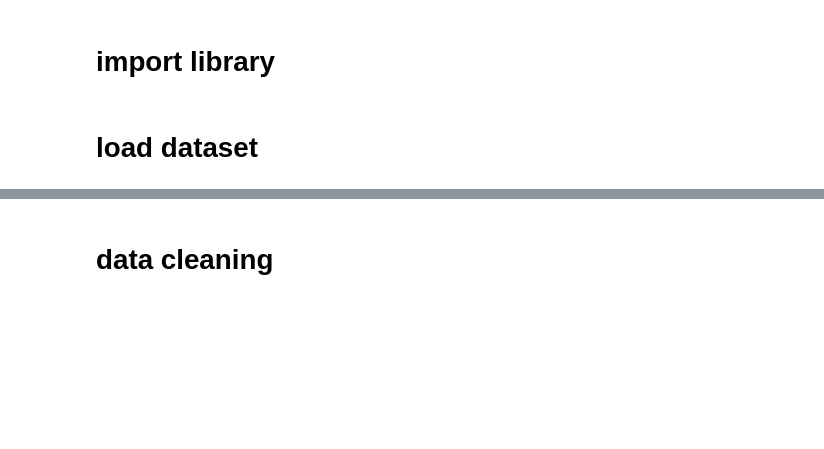
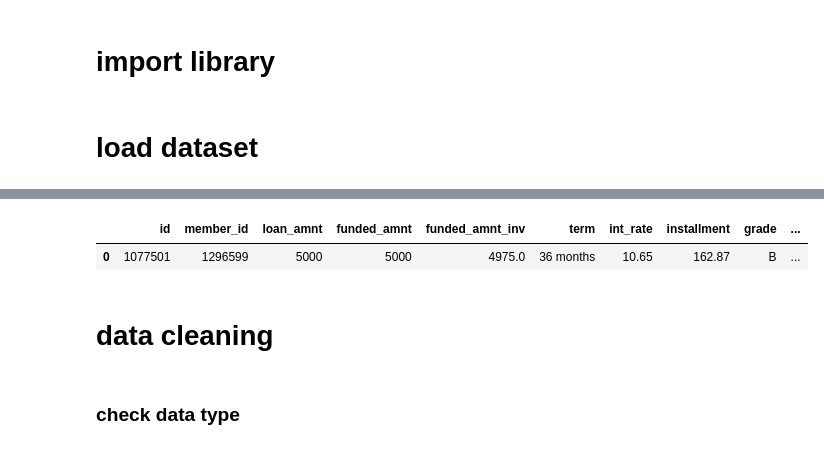
Before and after one commit to yandiher/financial_analysis, a Jupyter notebook: credit_risk_analysis.ipynb, the cells around one changed output, grey strips where cells are left out. Drawn from its saved outputs; the diff is of its cells as text; code cells hidden in the pictures; blank space fills up the shorter version.

```diff
--- a/credit_risk_analysis.ipynb
+++ b/credit_risk_analysis.ipynb
@@ -22,4 +23,12 @@ dataframe.head()
+# %%
+dataframe = dataframe.drop([dataframe.keys()[0]], axis=1)
+dataframe.head(1)
+# %% [output]
+|  | id | member_id | loan_amnt | funded_amnt | funded_amnt_inv | term | int_rate | installment | grade | ... |
+| 0 | 1077501 | 1296599 | 5000 | 5000 | 4975.0 | 36 months | 10.65 | 162.87 | B | ... |
 # %% [markdown]
 # data cleaning
+# %% [markdown]
+### check data type
 # %%
 df = dataframe
```
Also changed, not shown: parts of 21 cells of this notebook, 2 other files.
